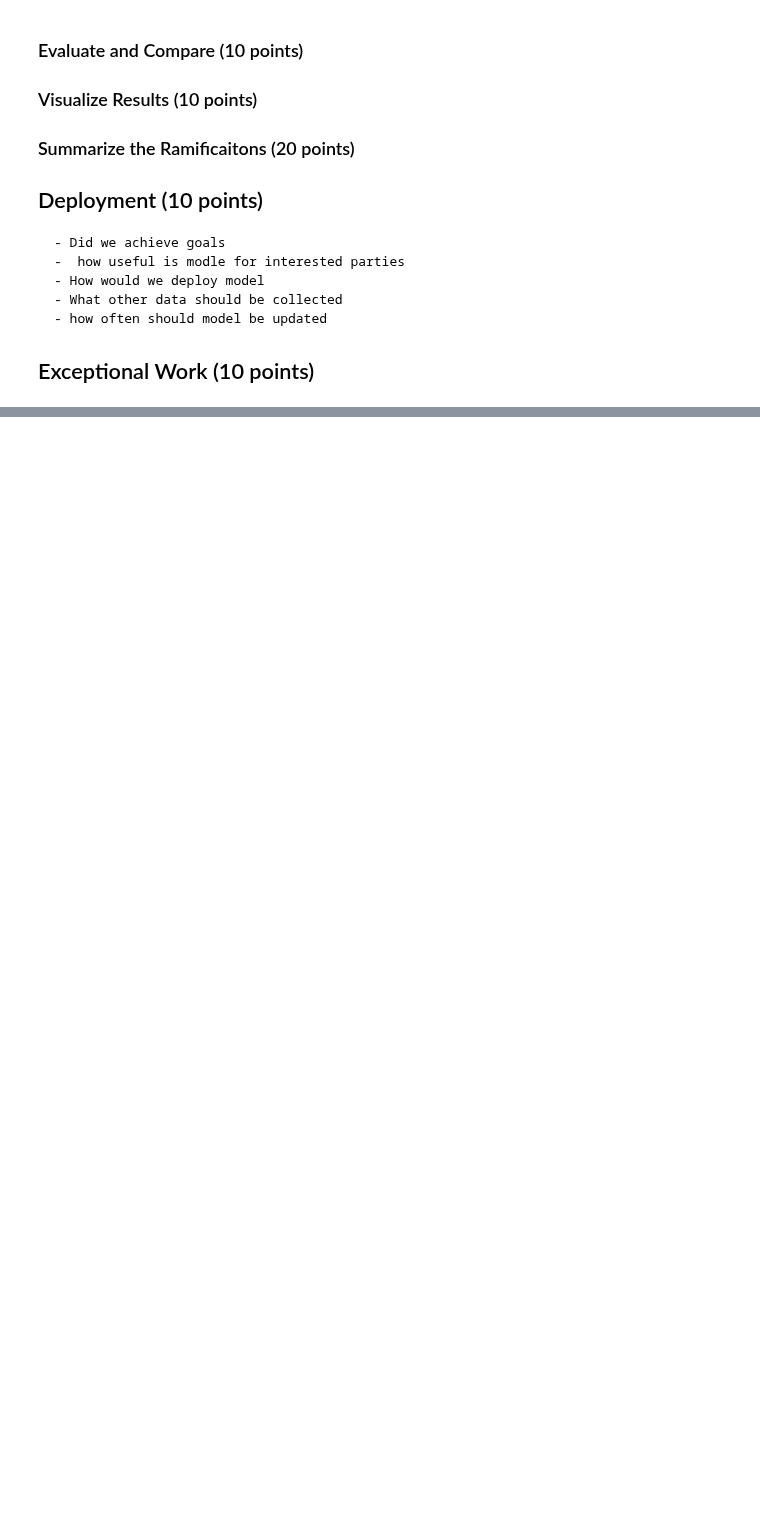
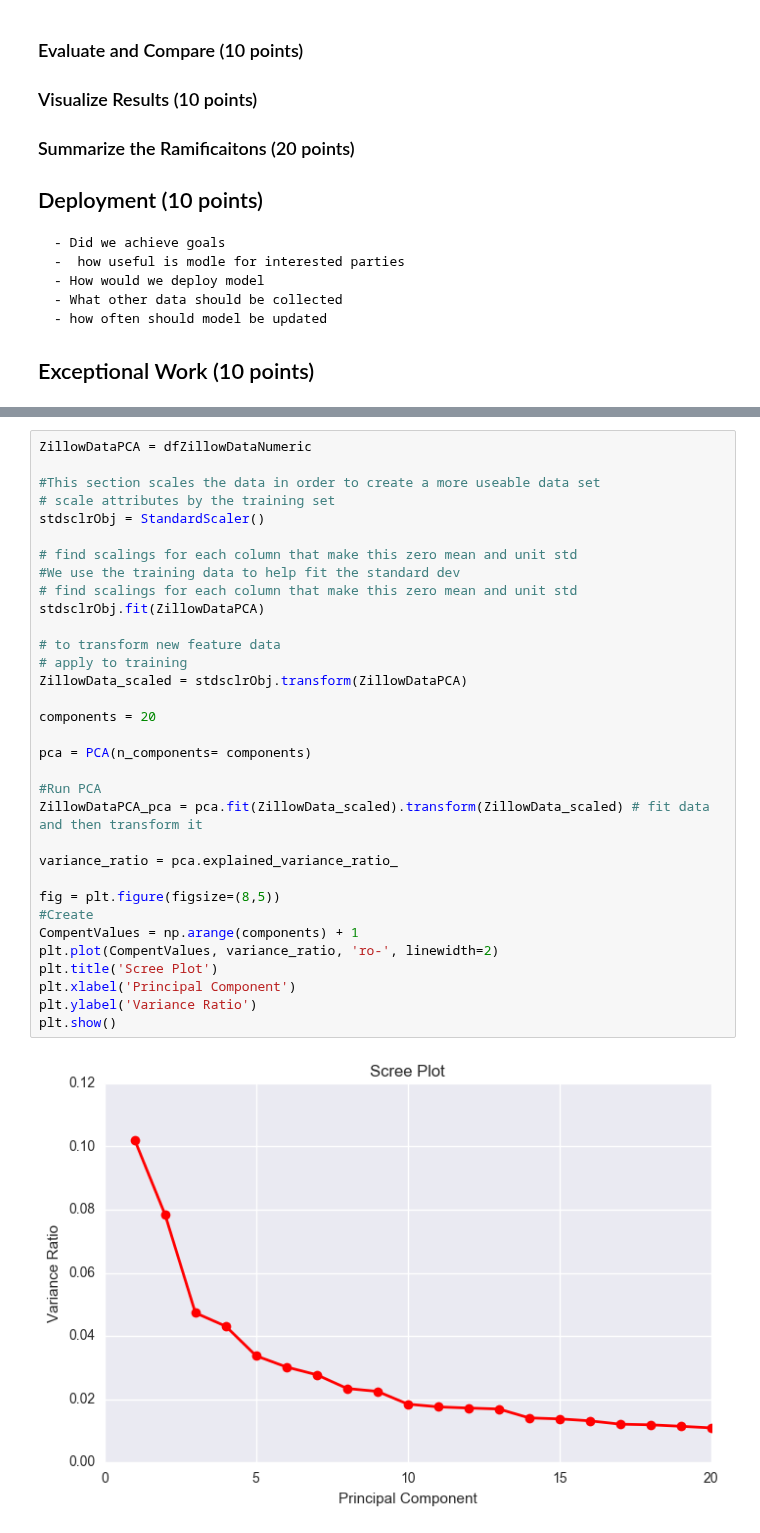
Before and after one commit to ChrisIrwin5620/Data-Mining-Group-Project, a Jupyter notebook: PythonCode/Project 3/Lab 3 Outline.ipynb, the cells around one changed output, grey strips where cells are left out. Drawn from its saved outputs; the diff is of its cells as text; blank space fills up the shorter version.

```diff
--- a/PythonCode/Project 3/Lab 3 Outline.ipynb
+++ b/PythonCode/Project 3/Lab 3 Outline.ipynb
@@ -59,0 +303,35 @@ Details for each of the following subsections differ depending on the option we
+# %%
+ZillowDataPCA = dfZillowDataNumeric
+
+#This section scales the data in order to create a more useable data set
+# scale attributes by the training set
+stdsclrObj = StandardScaler()
+
+# find scalings for each column that make this zero mean and unit std
+#We use the training data to help fit the standard dev
+# find scalings for each column that make this zero mean and unit std
+stdsclrObj.fit(ZillowDataPCA)
+
+# to transform new feature data
+# apply to training
+ZillowData_scaled = stdsclrObj.transform(ZillowDataPCA)
+
+components = 20
+
+pca = PCA(n_components= components)
+
+#Run PCA
+ZillowDataPCA_pca = pca.fit(ZillowData_scaled).transform(ZillowData_scaled) # fit data and then transform it
+
+variance_ratio = pca.explained_variance_ratio_
+
+fig = plt.figure(figsize=(8,5))
+#Create
+CompentValues = np.arange(components) + 1
+plt.plot(CompentValues, variance_ratio, 'ro-', linewidth=2)
+plt.title('Scree Plot')
+plt.xlabel('Principal Component')
+plt.ylabel('Variance Ratio')
+plt.show()
+# %% [output]
+[figure, added]
```
Also changed, not shown: parts of 15 cells of this notebook.
